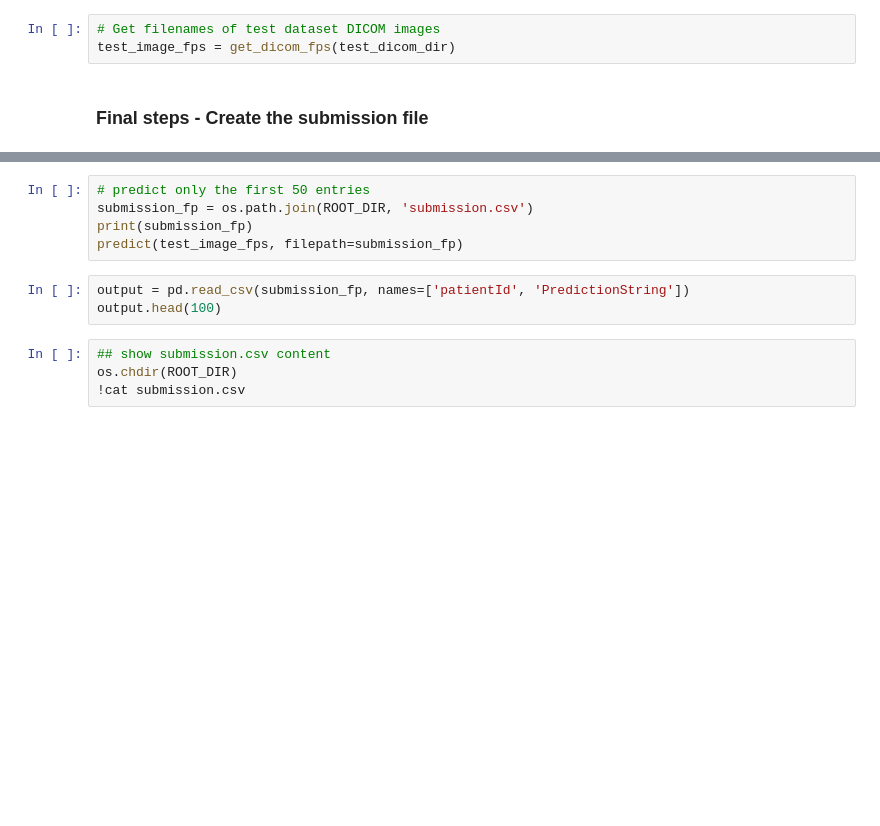
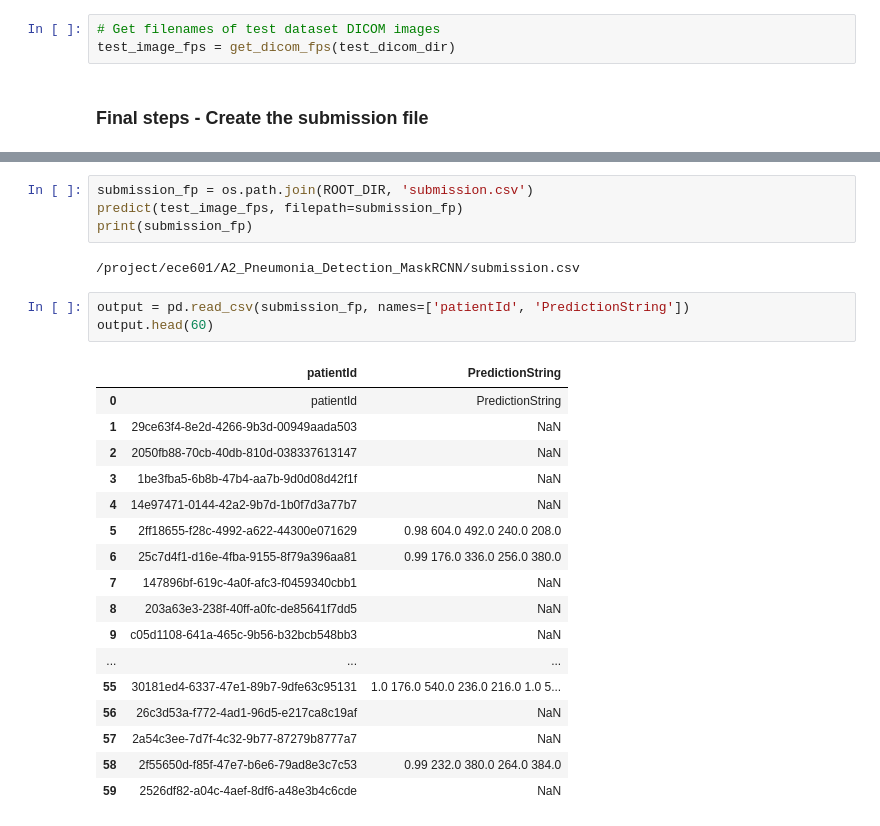
Before and after one commit to cekch/EC601_A2_Pneumonia_Detection, a Jupyter notebook: Mask RCNN/MaskMain.ipynb, the cells around one changed output, grey strips where cells are left out. Cells and saved outputs as stored; diff of their text form; blank space fills up the shorter version.

Commit message:
Final MaskRCNN update and result

```diff
--- a/Mask RCNN/MaskMain.ipynb
+++ b/Mask RCNN/MaskMain.ipynb
@@ -549,15 +647,30 @@ def predict(image_fps, filepath='submission.csv', min_conf=0.95):
 # %%
-# predict only the first 50 entries
 submission_fp = os.path.join(ROOT_DIR, 'submission.csv')
+predict(test_image_fps, filepath=submission_fp)
 print(submission_fp)
-predict(test_image_fps, filepath=submission_fp)
+# %% [output]
+/project/ece601/A2_Pneumonia_Detection_MaskRCNN/submission.csv
 # %%
 output = pd.read_csv(submission_fp, names=['patientId', 'PredictionString'])
-output.head(100)
+output.head(60)
+# %% [output]
+|  | patientId | PredictionString |
+| 0 | patientId | PredictionString |
+| 1 | 29ce63f4-8e2d-4266-9b3d-00949aada503 | NaN |
+| 2 | 2050fb88-70cb-40db-810d-038337613147 | NaN |
+| 3 | 1be3fba5-6b8b-47b4-aa7b-9d0d08d42f1f | NaN |
+| 4 | 14e97471-0144-42a2-9b7d-1b0f7d3a77b7 | NaN |
+| 5 | 2ff18655-f28c-4992-a622-44300e071629 | 0.98 604.0 492.0 240.0 208.0 |
+| 6 | 25c7d4f1-d16e-4fba-9155-8f79a396aa81 | 0.99 176.0 336.0 256.0 380.0 |
+| 7 | 147896bf-619c-4a0f-afc3-f0459340cbb1 | NaN |
+| 8 | 203a63e3-238f-40ff-a0fc-de85641f7dd5 | NaN |
+| 9 | c05d1108-641a-465c-9b56-b32bcb548bb3 | NaN |
+| ... | ... | ... |
+| 55 | 30181ed4-6337-47e1-89b7-9dfe63c95131 | 1.0 176.0 540.0 236.0 216.0 1.0 5... |
+| 56 | 26c3d53a-f772-4ad1-96d5-e217ca8c19af | NaN |
+| 57 | 2a54c3ee-7d7f-4c32-9b77-87279b8777a7 | NaN |
+| 58 | 2f55650d-f85f-47e7-b6e6-79ad8e3c7c53 | 0.99 232.0 380.0 264.0 384.0 |
+| 59 | 2526df82-a04c-4aef-8df6-a48e3b4c6cde | NaN |
-# %%
-## show submission.csv content
-os.chdir(ROOT_DIR)
-!cat submission.csv
 # %%
 # show a few test image detection example
 def visualize():
```
Also changed, not shown: parts of 27 cells of this notebook, 2 other files.
